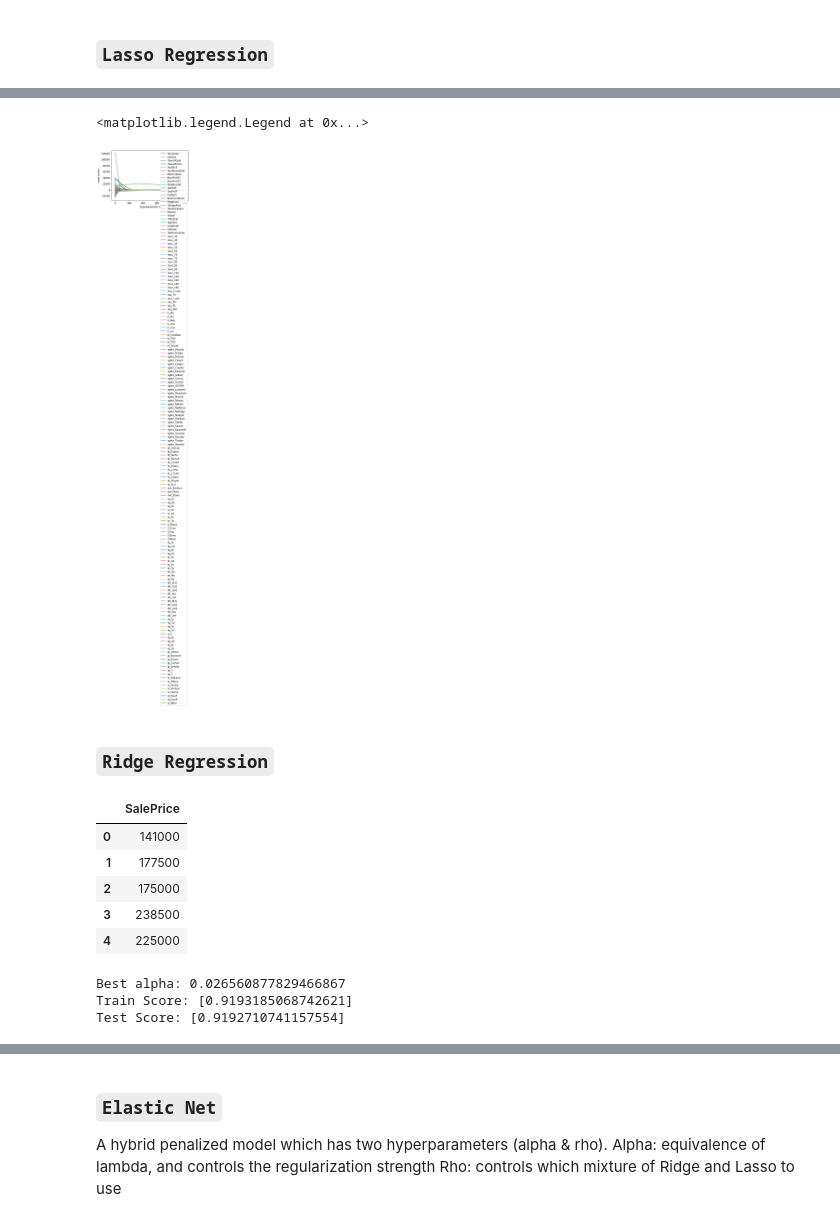
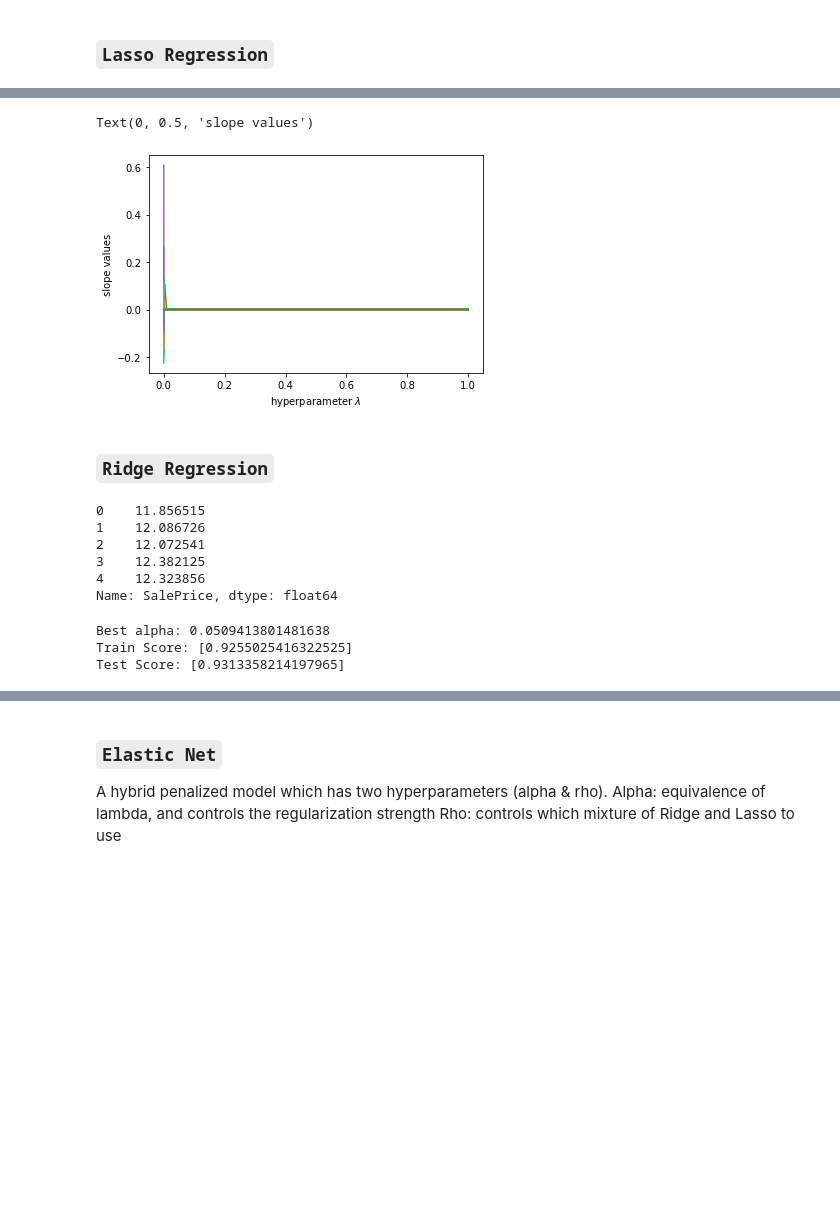
Before and after one commit to AlexGalczak/ML-Ames, a Jupyter notebook: MB/Model_Sel.ipynb, the cells around one changed output, grey strips where cells are left out. Saved outputs shown, nothing was run; the diff lists cells and outputs as text; code cells hidden in the pictures; blank space fills up the shorter version.

```diff
--- a/MB/Model_Sel.ipynb
+++ b/MB/Model_Sel.ipynb
@@ -30,3 +59,6 @@ x_train.iloc[:,1:].head()
+# %%
+y_train = np.log(y_train['SalePrice'])
+y_test = np.log(y_test['SalePrice'])
 # %% [markdown]
 ### `Lasso Regression`
 # %%
@@ -34,10 +66,10 @@ from sklearn.linear_model import LinearRegression, Ridge, Lasso, ElasticNet, Las
 from sklearn.preprocessing import StandardScaler
 from sklearn.model_selection import KFold, cross_val_score
 
-ss = StandardScaler()
-xtrain_scalar = ss.fit_transform(x_train)
+# ss = StandardScaler()
+# xtrain_scalar = ss.fit_transform(x_train)
 
-alphas = np.logspace(0,.5,50)
+alphas = np.logspace(-5,5,50)
 lassocv = LassoCV(cv=8, max_iter =100000, normalize=True, random_state=0)
 coefs_lassocv = []
 result = {}
@@ -45,7 +77,7 @@ result = {}
 # testscore = []
 
 for alpha in alphas:
-    lassocv.fit(x_train.iloc[:,1:], y_train['SalePrice'])
+    lassocv.fit(x_train.iloc[:,1:], y_train)
     coefs_lassocv.append(lassocv.coef_)
     result[alpha] = lassocv.score(x_test.iloc[:, 1:], y_test)
 
@@ -121,6 +152,6 @@ plt.legend(loc=1)
 # %%
 lasso=Lasso()
-alphas = np.logspace(-2,4,20)
+alphas = np.logspace(-10,0,50)
 lasso.set_params(normalize=True)
 coefs_lasso = []
 result = {}
@@ -188,24 +230,27 @@ coefs_lasso.head()
 # %%
 for name in coefs_lasso.columns:
     plt.plot(coefs_lasso.index, coefs_lasso[name], label=name)
 plt.xlabel(r'hyperparameter $\lambda$')
 plt.ylabel(r'slope values')
-plt.legend(loc=1)
 # %% [output]
-<matplotlib.legend.Legend at 0x...>
+Text(0, 0.5, 'slope values')
-[figure, old version]
+[figure, new version]
 # %% [markdown]
 ### `Ridge Regression`
 # %%
 y_train.head()
 # %% [output]
-|  | SalePrice |
-| 0 | 141000 |
-| 1 | 177500 |
-| 2 | 175000 |
-| 3 | 238500 |
-| 4 | 225000 |
+0    11.856515
+1    12.086726
+2    12.072541
+3    12.382125
+4    12.323856
+Name: SalePrice, dtype: float64
 # %%
+from sklearn.linear_model import LinearRegression, Ridge, Lasso, ElasticNet, LassoCV, RidgeCV
+from sklearn.preprocessing import StandardScaler
+from sklearn.model_selection import KFold, cross_val_score
+
 ridge_alphas = np.logspace(-2, 5, 100)
 ridgecv = RidgeCV(alphas = ridge_alphas, cv = 8, normalize=True)
 
@@ -215,7 +260,7 @@ testscore = []
 ridgecv.fit(x_train, y_train)
 
 ralpha_best = ridgecv.alpha_
-coefs = ridge.coef_
+coefs = ridgecv.coef_
 
 trainscore.append(ridgecv.score(x_train, y_train))
 testscore.append(ridgecv.score(x_test, y_test))
@@ -226,9 +271,9 @@ print('Test Score: {}'.format(testscore))
 
 # why are the Ridge CV results so different from the regular ridge regression results?
 # %% [output]
-Best alpha: 0.026560877829466867
-Train Score: [0.9193185068742621]
-Test Score: [0.9192710741157554]
+Best alpha: 0.0509413801481638
+Train Score: [0.9255025416322525]
+Test Score: [0.9313358214197965]
 # %%
 alpha2 = np.arange(0,20)
 ridge = Ridge()
```
Also changed, not shown: parts of 30 cells of this notebook, 3 other files.
